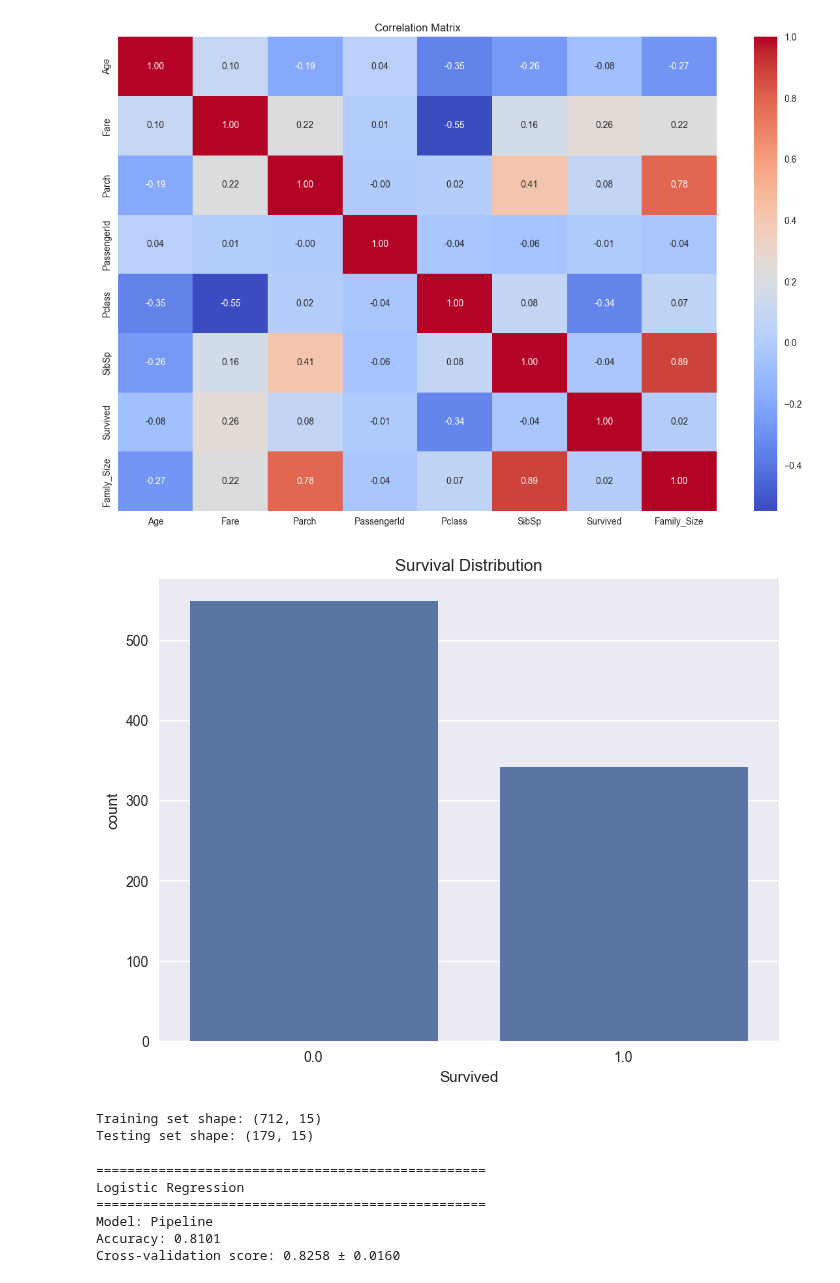
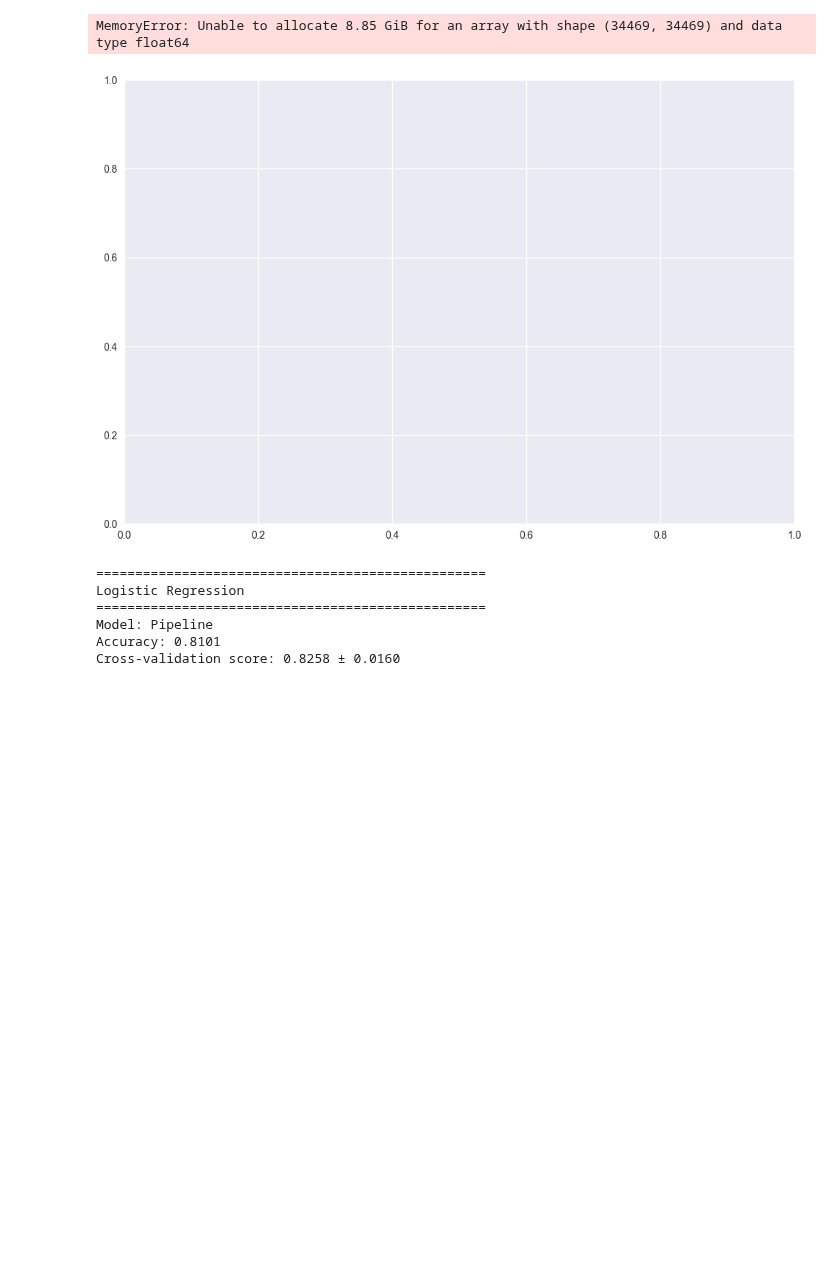
Before and after one commit to tobitotaku/ai-brain-tumor, a Jupyter notebook: 03_classification.ipynb, the cells around one changed output. Cells and saved outputs as stored; diff of their text form; code cells hidden in the pictures; blank space fills up the shorter version.

```diff
--- a/03_classification.ipynb
+++ b/03_classification.ipynb
@@ -46,24 +47,37 @@ plt.title('Correlation Matrix')
 plt.tight_layout()
 plt.show()
 
-# Explore the target variable distribution
+# Explore the target variable distribution (assuming 'tumor_type' or 'label' is your target variable)
 plt.figure(figsize=(8, 6))
-sns.countplot(x='Survived', data=df)
-plt.title('Survival Distribution')
+target_column = 'tumor_type' if 'tumor_type' in df.columns else 'label'
+sns.countplot(x=target_column, data=df)
+plt.title('Tumor Type Distribution')
+plt.xticks(rotation=45)
 plt.show()
 
 # Feature preparation
-# Drop columns not needed for classification
-X = df.drop(['Survived', 'Name', 'Ticket', 'Cabin'], axis=1)
-y = df['Survived']
+# Identify the target variable
+target_column = 'tumor_type' if 'tumor_type' in df.columns else 'label'
+print(f"Using '{target_column}' as the target variable")
 
-# Convert categorical features to numeric using one-hot encoding
-X = pd.get_dummies(X, drop_first=True)
+# Drop columns not needed for classification (adjust these based on your actual data)
+# Assuming columns like 'patient_id', 'filename', etc. should be dropped
+non_feature_columns = [col for col in df.columns if 'id' in col.lower() or 'file' in col.lower() or 'path' in col.lower()]
+non_feature_columns.append(target_column)
+
+X = df.drop(non_feature_columns, axis=1)
+y = df[target_column]
+
+# Convert categorical features to numeric using one-hot encoding if needed
+categorical_columns = X.select_dtypes(include=['object']).columns
+if len(categorical_columns) > 0:
+    X = pd.get_dummies(X, columns=categorical_columns, drop_first=True)
 
 # Split the data into training and testing sets
 X_train, X_test, y_train, y_test = train_test_split(X, y, test_size=0.2, random_state=42)
 
 print("Training set shape:", X_train.shape)
 print("Testing set shape:", X_test.shape)
+print("Feature columns:", X.columns.tolist())
 # %% [output]
 Missing values per column:
@@ -85,7 +96,5 @@ dtype: int64
+MemoryError: Unable to allocate 8.85 GiB for an array with shape (34469, 34469) and data type float64
-[figure, old version]
+[figure, new version]
-[figure, removed]
-Training set shape: (712, 15)
-Testing set shape: (179, 15)
 # %%
 # Create a function to evaluate models
 def evaluate_model(model, X_train, X_test, y_train, y_test):
```
Also changed, not shown: parts of 2 cells of this notebook.
